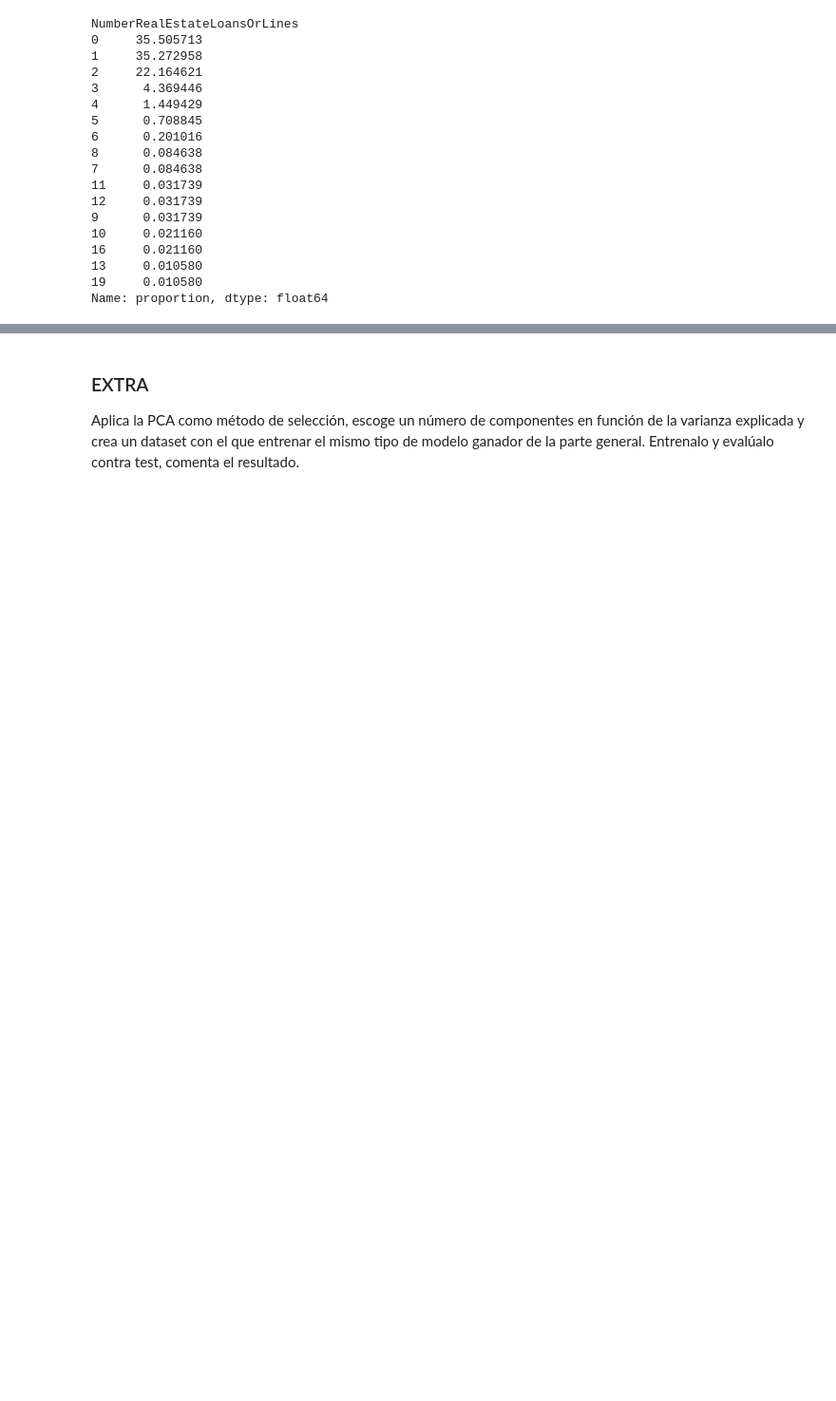
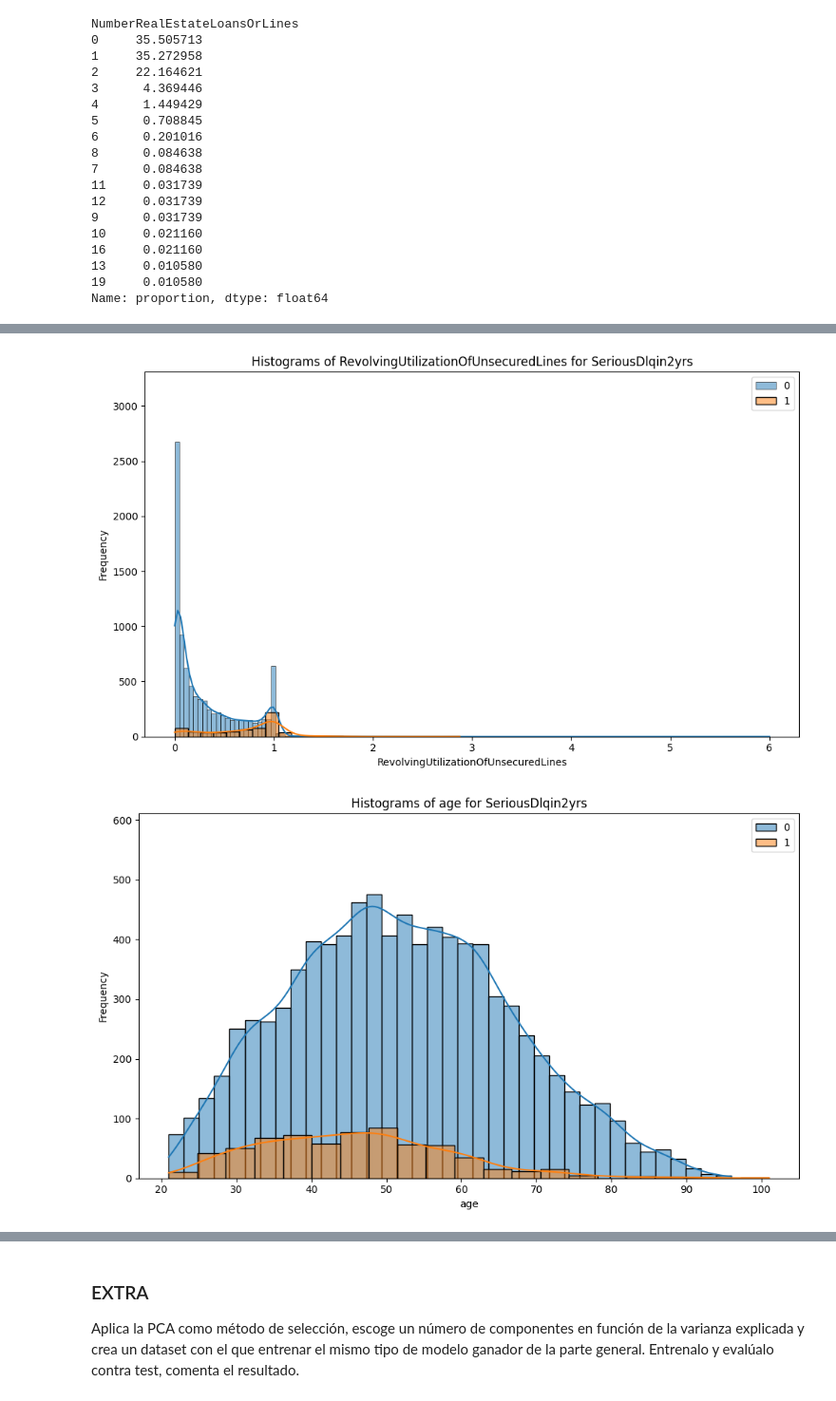
Before and after one commit to mfondevilla/DS-Online-MelaniaFondevilla, a Jupyter notebook: 04_Machine_Learning/Sprint_14/Unidad_02_ML_No_Supervisado_Feature_Selection/03_Practica_Obligatoria/18_Practica_Obligatoria_Feature_Selection.ipynb, the cells around one changed output, grey strips where cells are left out. Shown at 95% size. Saved outputs shown, nothing was run; the diff lists cells and outputs as text; code cells hidden in the pictures; blank space fills up the shorter version.

```diff
--- a/04_Machine_Learning/Sprint_14/Unidad_02_ML_No_Supervisado_Feature_Selection/03_Practica_Obligatoria/18_Practica_Obligatoria_Feature_Selection.ipynb
+++ b/04_Machine_Learning/Sprint_14/Unidad_02_ML_No_Supervisado_Feature_Selection/03_Practica_Obligatoria/18_Practica_Obligatoria_Feature_Selection.ipynb
@@ -239,0 +336,6 @@ Name: proportion, dtype: float64
+# %%
+for col in features_num:
+    bt.plot_grouped_histograms(train_set, cat_col=target, num_col=col, group_size = 2) #pintamos la relación entre las features numéricas y el target
+# %% [output]
+[figure, added]
+[figure, added]
```
Also changed, not shown: parts of 55 cells of this notebook, 1 other file.
